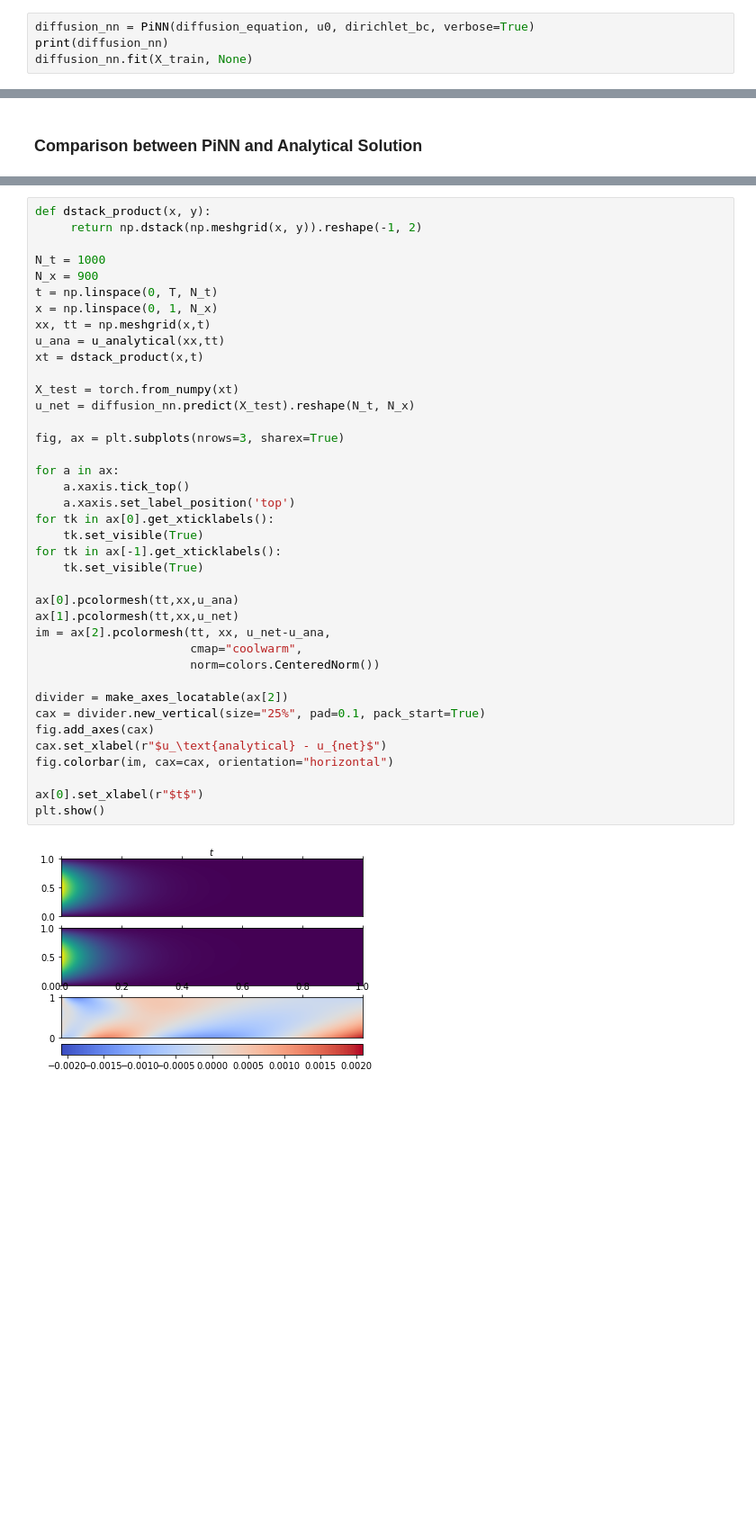
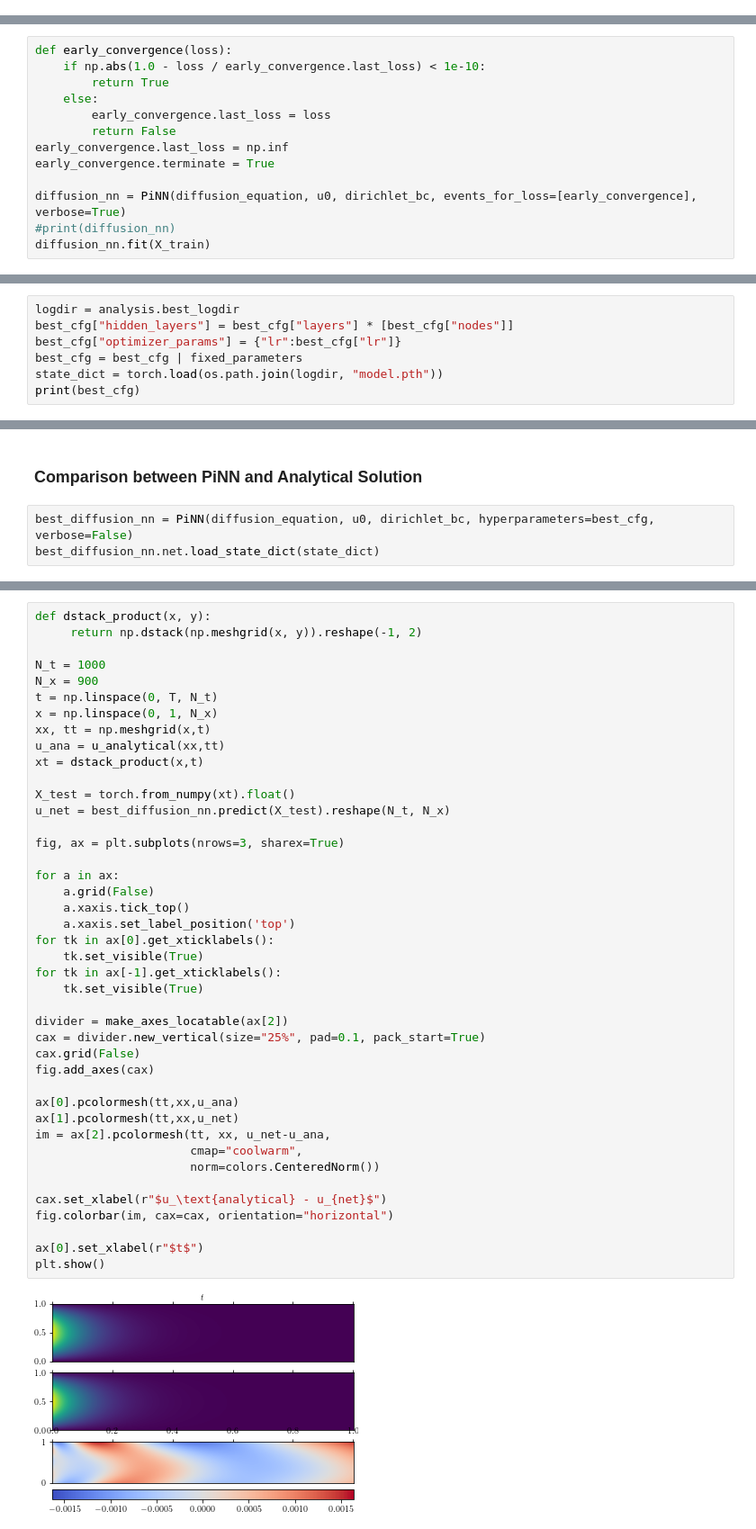
Before and after one commit to timzimm/CompSci, a Jupyter notebook: 02_neural_nets_on_pdes/src/diffusion_eq_via_pinn.ipynb, the cells around one changed output, grey strips where cells are left out. Shown at 90% size. Cells and saved outputs as stored; diff of their text form; blank space fills up the shorter version.

Commit message:
hyperparameter tuning works

```diff
--- a/02_neural_nets_on_pdes/src/diffusion_eq_via_pinn.ipynb
+++ b/02_neural_nets_on_pdes/src/diffusion_eq_via_pinn.ipynb
@@ -104,6 +128,2 @@ plt.show()
 # %% [markdown]
 ### Training of the Network
-# %%
-diffusion_nn = PiNN(diffusion_equation, u0, dirichlet_bc, verbose=True)
-print(diffusion_nn)
-diffusion_nn.fit(X_train, None)
@@ -127,0 +130,13 @@ model parameters:                                                  921
+# %%
+def early_convergence(loss):
+    if np.abs(1.0 - loss / early_convergence.last_loss) < 1e-10:
+        return True
+    else:
+        early_convergence.last_loss = loss
+        return False
+early_convergence.last_loss = np.inf
+early_convergence.terminate = True
+
+diffusion_nn = PiNN(diffusion_equation, u0, dirichlet_bc, events_for_loss=[early_convergence], verbose=True)
+#print(diffusion_nn)
+diffusion_nn.fit(X_train)
@@ -127,0 +256,7 @@ model parameters:                                                  921
+# %%
+logdir = analysis.best_logdir
+best_cfg["hidden_layers"] = best_cfg["layers"] * [best_cfg["nodes"]]
+best_cfg["optimizer_params"] = {"lr":best_cfg["lr"]}
+best_cfg = best_cfg | fixed_parameters
+state_dict = torch.load(os.path.join(logdir, "model.pth"))
+print(best_cfg)
@@ -128,2 +265,5 @@ model parameters:                                                  921
 # %% [markdown]
 ### Comparison between PiNN and Analytical Solution
+# %%
+best_diffusion_nn = PiNN(diffusion_equation, u0, dirichlet_bc, hyperparameters=best_cfg, verbose=False)
+best_diffusion_nn.net.load_state_dict(state_dict)
@@ -135,36 +277,39 @@ N_t = 1000
 N_x = 900
 t = np.linspace(0, T, N_t)
 x = np.linspace(0, 1, N_x)
 xx, tt = np.meshgrid(x,t)
 u_ana = u_analytical(xx,tt)
 xt = dstack_product(x,t)
 
-X_test = torch.from_numpy(xt)
-u_net = diffusion_nn.predict(X_test).reshape(N_t, N_x)
+X_test = torch.from_numpy(xt).float()
+u_net = best_diffusion_nn.predict(X_test).reshape(N_t, N_x)
 
 fig, ax = plt.subplots(nrows=3, sharex=True)
 
 for a in ax:
+    a.grid(False)
     a.xaxis.tick_top()
     a.xaxis.set_label_position('top')
 for tk in ax[0].get_xticklabels():
     tk.set_visible(True)
 for tk in ax[-1].get_xticklabels():
     tk.set_visible(True)
 
+divider = make_axes_locatable(ax[2])
+cax = divider.new_vertical(size="25%", pad=0.1, pack_start=True)
+cax.grid(False)
+fig.add_axes(cax)
+
 ax[0].pcolormesh(tt,xx,u_ana)
 ax[1].pcolormesh(tt,xx,u_net)
 im = ax[2].pcolormesh(tt, xx, u_net-u_ana,
                       cmap="coolwarm",
                       norm=colors.CenteredNorm())
 
-divider = make_axes_locatable(ax[2])
-cax = divider.new_vertical(size="25%", pad=0.1, pack_start=True)
-fig.add_axes(cax)
 cax.set_xlabel(r"$u_\text{analytical} - u_{net}$")
 fig.colorbar(im, cax=cax, orientation="horizontal")
 
 ax[0].set_xlabel(r"$t$")
 plt.show()
 # %% [output]
-[figure, old version]
+[figure, new version]
```
Also changed, not shown: parts of 19 cells of this notebook, 3 other files.
